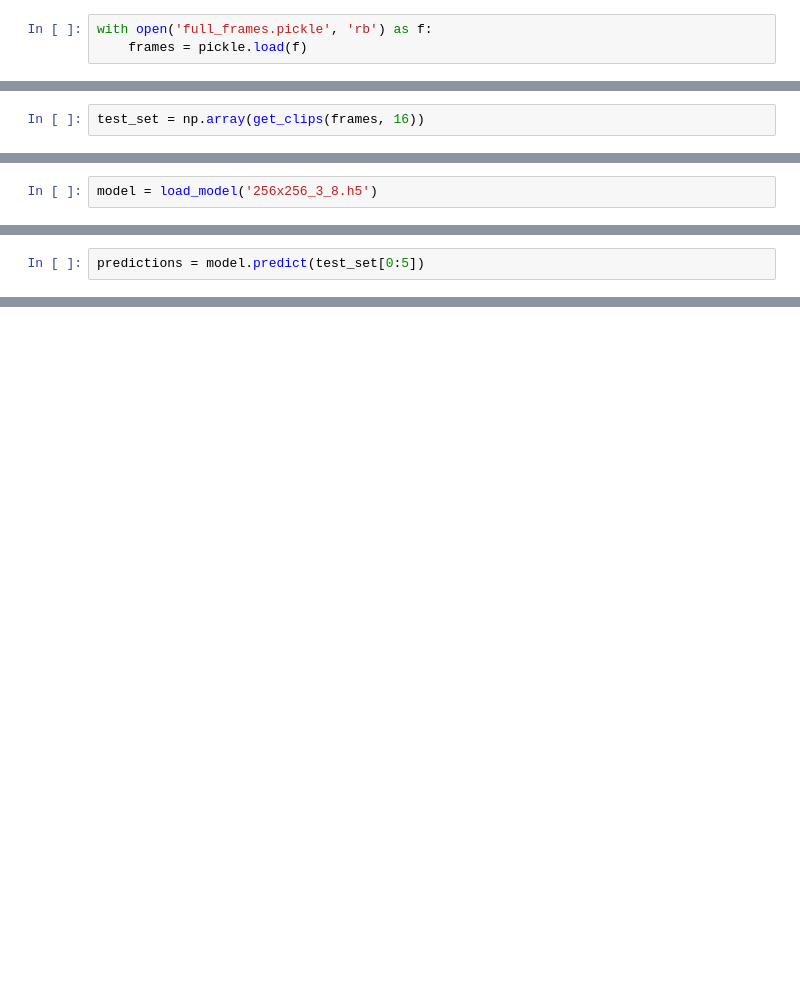
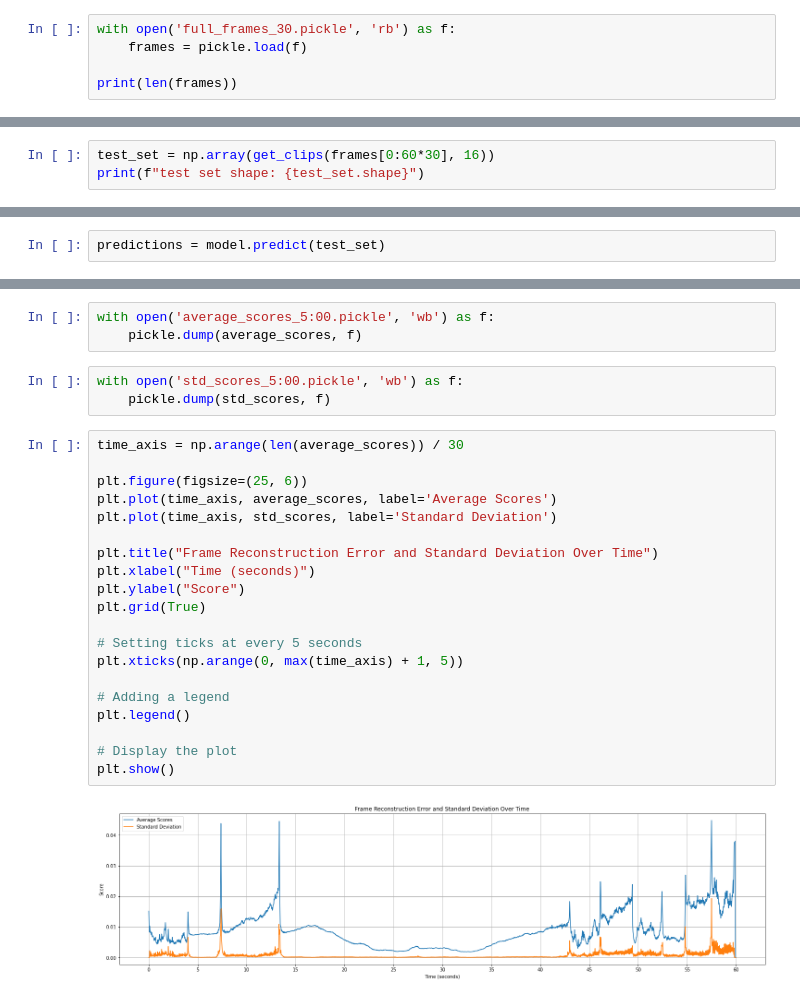
Before and after one commit to ido-tzhori/autoencoderlight, a Jupyter notebook: highlight_detector.ipynb, the cells around one changed output, grey strips where cells are left out. Drawn from its saved outputs; the diff is of its cells as text; blank space fills up the shorter version.

```diff
--- a/highlight_detector.ipynb
+++ b/highlight_detector.ipynb
@@ -131,3 +125,5 @@ with open('full_frames_39_40.pickle', 'wb') as f:
 # %%
-with open('full_frames.pickle', 'rb') as f:
+with open('full_frames_30.pickle', 'rb') as f:
     frames = pickle.load(f)
+
+print(len(frames))
@@ -134,2 +148,3 @@ with open('full_frames.pickle', 'rb') as f:
 # %%
-test_set = np.array(get_clips(frames, 16))
+test_set = np.array(get_clips(frames[0:60*30], 16))
+print(f"test set shape: {test_set.shape}")
@@ -139,2 +152,0 @@ for i in range(len(test_set)):
-# %%
-model = load_model('256x256_3_8.h5')
@@ -141,2 +189,2 @@ model = load_model('256x256_3_8.h5')
 # %%
-predictions = model.predict(test_set[0:5])
+predictions = model.predict(test_set)
@@ -142,0 +239,28 @@ predictions = model.predict(test_set[0:5])
+# %%
+with open('average_scores_5:00.pickle', 'wb') as f:
+    pickle.dump(average_scores, f)
+# %%
+with open('std_scores_5:00.pickle', 'wb') as f:
+    pickle.dump(std_scores, f)
+# %%
+time_axis = np.arange(len(average_scores)) / 30
+
+plt.figure(figsize=(25, 6))
+plt.plot(time_axis, average_scores, label='Average Scores')
+plt.plot(time_axis, std_scores, label='Standard Deviation')
+
+plt.title("Frame Reconstruction Error and Standard Deviation Over Time")
+plt.xlabel("Time (seconds)")
+plt.ylabel("Score")
+plt.grid(True)
+
+# Setting ticks at every 5 seconds
+plt.xticks(np.arange(0, max(time_axis) + 1, 5))
+
+# Adding a legend
+plt.legend()
+
+# Display the plot
+plt.show()
+# %% [output]
+[figure, added]
```
Also changed, not shown: parts of 21 cells of this notebook, 2 other files.
